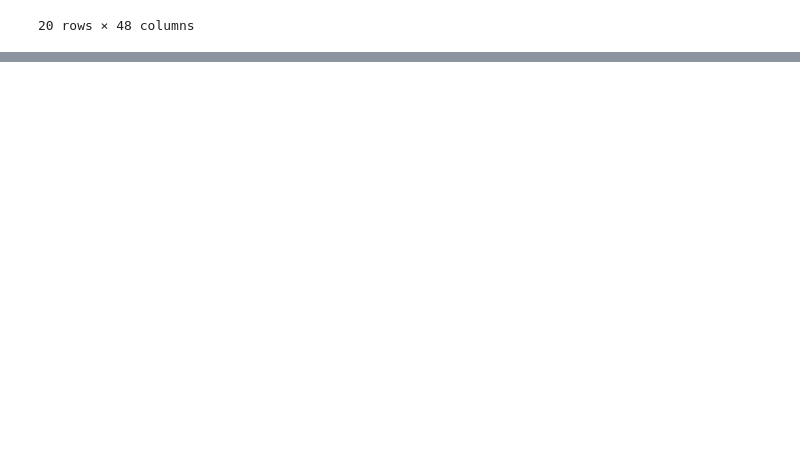
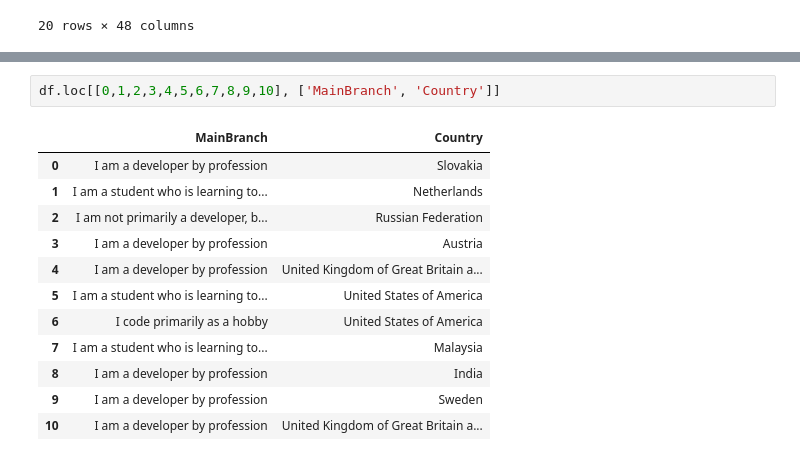
Before and after one commit to Ujwal-B/data_science_practice, a Jupyter notebook: pandas-demo.ipynb, the cells around one changed output, grey strips where cells are left out. Drawn from its saved outputs; the diff is of its cells as text; blank space fills up the shorter version.

```diff
--- a/pandas-demo.ipynb
+++ b/pandas-demo.ipynb
@@ -115,0 +141,15 @@ df.head(20)
+# %%
+df.loc[[0,1,2,3,4,5,6,7,8,9,10], ['MainBranch', 'Country']]
+# %% [output]
+|  | MainBranch | Country |
+| 0 | I am a developer by profession | Slovakia |
+| 1 | I am a student who is learning to... | Netherlands |
+| 2 | I am not primarily a developer, b... | Russian Federation |
+| 3 | I am a developer by profession | Austria |
+| 4 | I am a developer by profession | United Kingdom of Great Britain a... |
+| 5 | I am a student who is learning to... | United States of America |
+| 6 | I code primarily as a hobby | United States of America |
+| 7 | I am a student who is learning to... | Malaysia |
+| 8 | I am a developer by profession | India |
+| 9 | I am a developer by profession | Sweden |
+| 10 | I am a developer by profession | United Kingdom of Great Britain a... |
```
Also changed, not shown: parts of 3 cells of this notebook, 1 other file.
